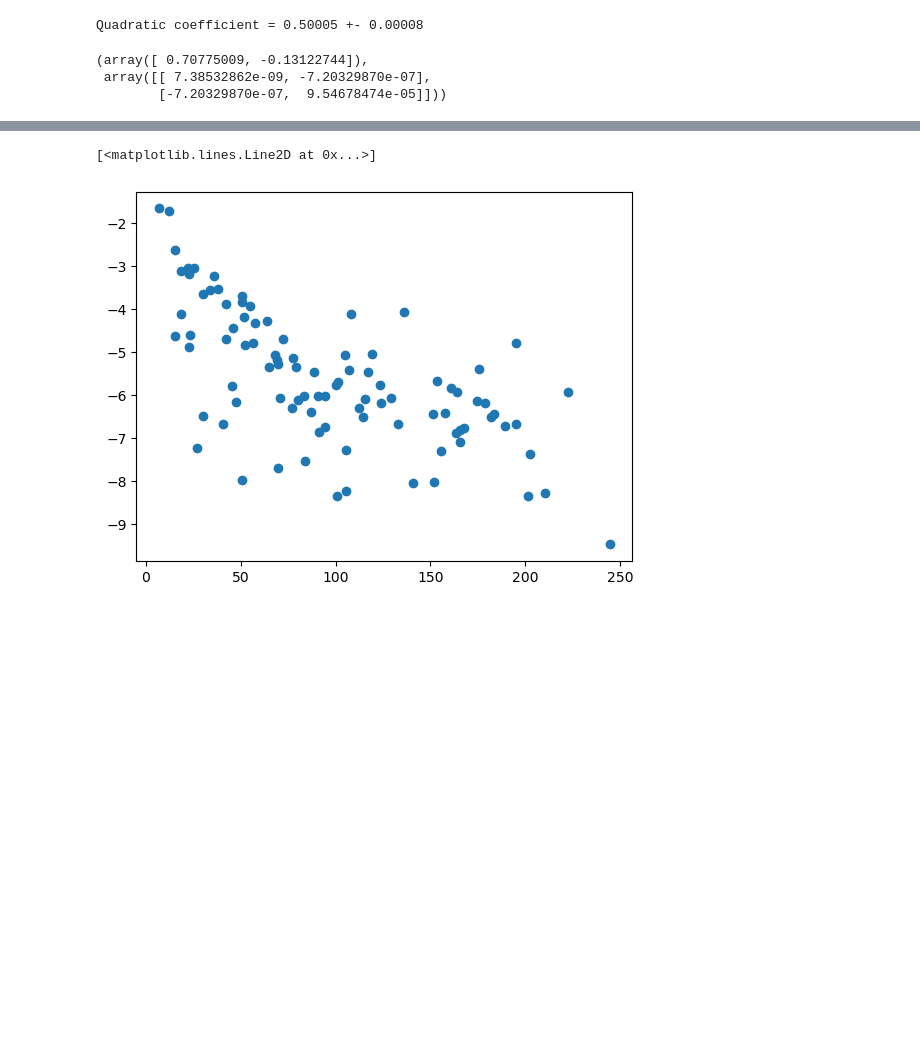
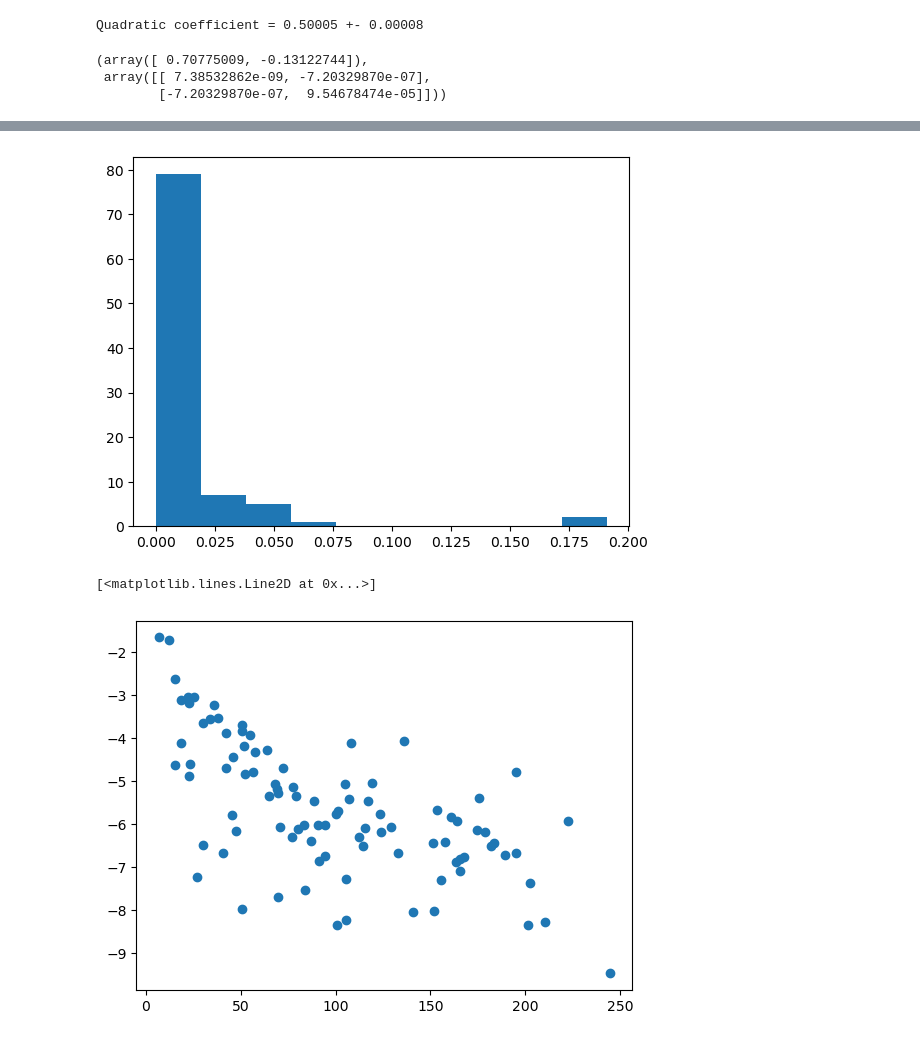
Before and after one commit to Lu-Neil/qnm_filter, a Jupyter notebook: code_demo/SNR_vs_BF/cluster_results.ipynb, the cells around one changed output, grey strips where cells are left out. Drawn from its saved outputs; the diff is of its cells as text; code cells hidden in the pictures; blank space fills up the shorter version.

```diff
--- a/code_demo/SNR_vs_BF/cluster_results.ipynb
+++ b/code_demo/SNR_vs_BF/cluster_results.ipynb
@@ -30,3 +30,7 @@ pl.legend()
+# %%
+pl.hist(occams);
+# %% [output]
+[figure, added]
 # %%
 # SNR ~ \propto - log(occams)
 pl.plot(SNRtot_MF, np.log(occams), 'o')
```
Also changed, not shown: parts of 1 cell of this notebook.
